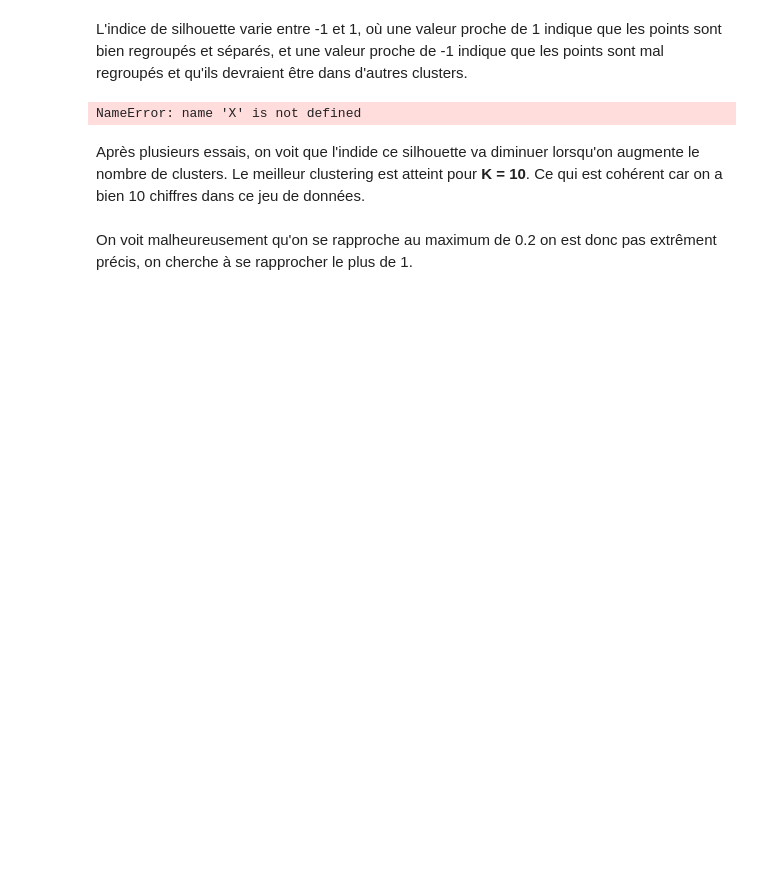
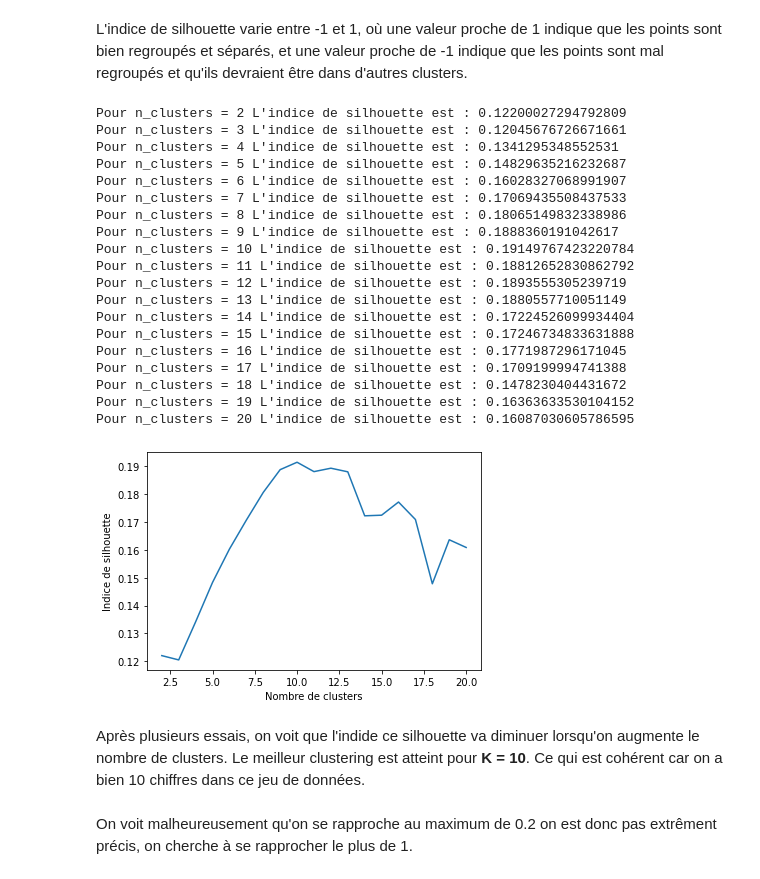
Before and after one commit to pierreprudh/TP_PRB, a Jupyter notebook: TP1.ipynb, the cells around one changed output. Saved outputs shown, nothing was run; the diff lists cells and outputs as text; code cells hidden in the pictures; blank space fills up the shorter version.

```diff
--- a/TP1.ipynb
+++ b/TP1.ipynb
@@ -123,22 +75,40 @@ L'indice de silhouette varie entre -1 et 1, où une valeur proche de 1 indique q
 # %%
 silhouette_avgs = []
 
 for n_clusters in range(2, 21):
-    kmeans = KMeans(n_clusters=n_clusters, random_state=0).fit(X)
+    kmeans = KMeans(n_clusters=n_clusters, n_init=5).fit(X_train)
+    cluster = kmeans.predict(X_train)
 
-    labels = kmeans.labels_
-
-    silhouette_avg = silhouette_score(X, labels)
+    silhouette_avg = silhouette_score(X_train, cluster)
     silhouette_avgs.append(silhouette_avg)
 
     print("Pour n_clusters =", n_clusters, "L'indice de silhouette est :", silhouette_avg)
 
 plt.plot(range(2, 21), silhouette_avgs)
 plt.xlabel('Nombre de clusters')
 plt.ylabel('Indice de silhouette')
 plt.show()
 # %% [output]
-NameError: name 'X' is not defined
+Pour n_clusters = 2 L'indice de silhouette est : 0.12200027294792809
+Pour n_clusters = 3 L'indice de silhouette est : 0.12045676726671661
+Pour n_clusters = 4 L'indice de silhouette est : 0.1341295348552531
+Pour n_clusters = 5 L'indice de silhouette est : 0.14829635216232687
+Pour n_clusters = 6 L'indice de silhouette est : 0.16028327068991907
+Pour n_clusters = 7 L'indice de silhouette est : 0.17069435508437533
+Pour n_clusters = 8 L'indice de silhouette est : 0.18065149832338986
+Pour n_clusters = 9 L'indice de silhouette est : 0.1888360191042617
+Pour n_clusters = 10 L'indice de silhouette est : 0.19149767423220784
+Pour n_clusters = 11 L'indice de silhouette est : 0.18812652830862792
+Pour n_clusters = 12 L'indice de silhouette est : 0.1893555305239719
+Pour n_clusters = 13 L'indice de silhouette est : 0.1880557710051149
+Pour n_clusters = 14 L'indice de silhouette est : 0.17224526099934404
+Pour n_clusters = 15 L'indice de silhouette est : 0.17246734833631888
+Pour n_clusters = 16 L'indice de silhouette est : 0.1771987296171045
+Pour n_clusters = 17 L'indice de silhouette est : 0.1709199994741388
+Pour n_clusters = 18 L'indice de silhouette est : 0.1478230404431672
+Pour n_clusters = 19 L'indice de silhouette est : 0.16363633530104152
+Pour n_clusters = 20 L'indice de silhouette est : 0.16087030605786595
+[figure, added]
 # %% [markdown]
 Après plusieurs essais, on voit que l'indide ce silhouette va diminuer lorsqu'on augmente le nombre de clusters.
 Le meilleur clustering est atteint pour **K = 10**. Ce qui est cohérent car on a bien 10 chiffres dans ce jeu de données.
```
Also changed, not shown: parts of 11 cells of this notebook.
